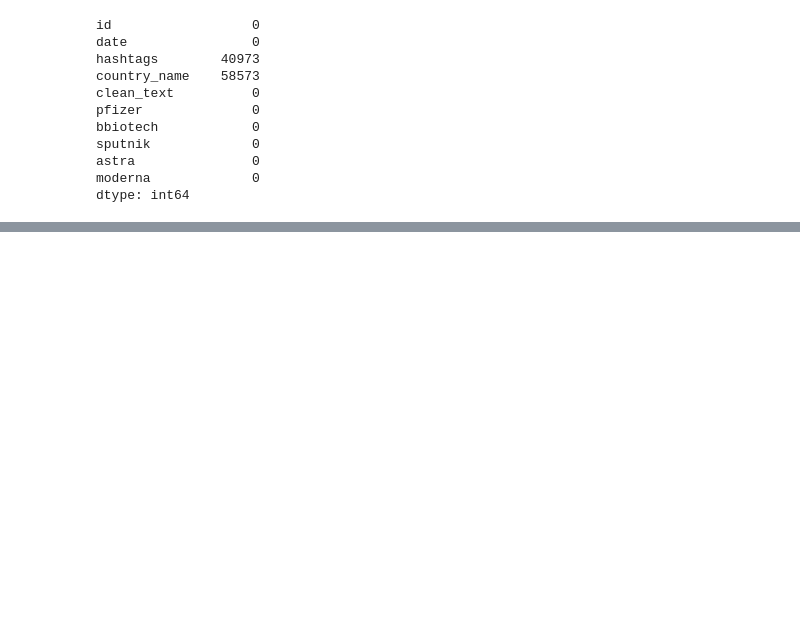
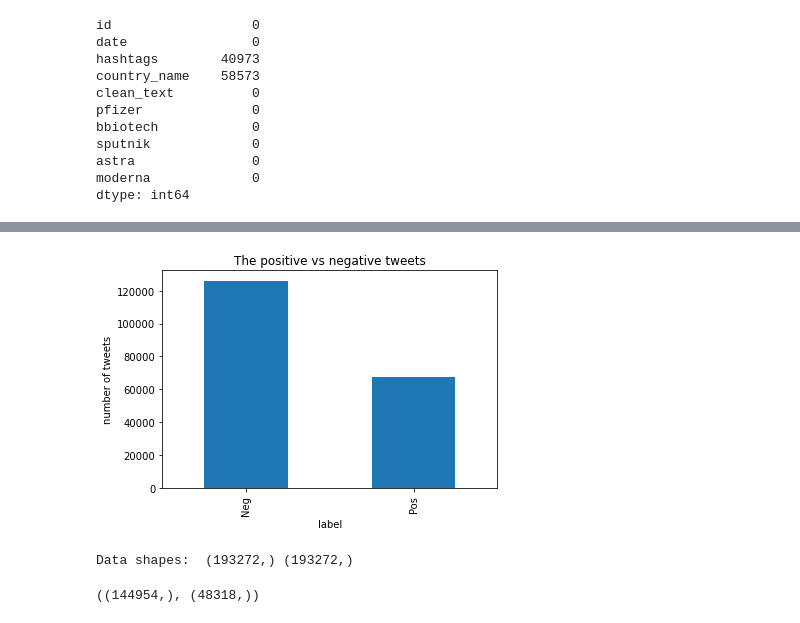
Before and after one commit to imnawar/COVID-19_Vaccines_Tweets, a Jupyter notebook: MVP/MVP_notebook.ipynb, the cells around one changed output, grey strips where cells are left out. Saved outputs shown, nothing was run; the diff lists cells and outputs as text; code cells hidden in the pictures; blank space fills up the shorter version.

Commit message:
use the sentiment analyzer 🎏

```diff
--- a/MVP/MVP_notebook.ipynb
+++ b/MVP/MVP_notebook.ipynb
@@ -306,0 +317,5 @@ dtype: int64
+# %%
+from nltk.sentiment.vader import SentimentIntensityAnalyzer
+sent = SentimentIntensityAnalyzer()
+# %%
+df['label_sent'] = df['clean_text'].apply(lambda x: 1 if sent.polarity_scores(x)['compound']>0 else 0)
@@ -306,0 +331,14 @@ dtype: int64
+# %%
+df['label_sent'].value_counts().plot(kind='bar')
+plt.title('The positive vs negative tweets')
+plt.xlabel('label')
+plt.xticks([0, 1],['Neg', 'Pos'])
+plt.ylabel('number of tweets');
+# %% [output]
+[figure, added]
+# %%
+X = df.clean_text
+Y = df.label_sent
+print("Data shapes: ", X.shape, Y.shape)
+# %% [output]
+Data shapes:  (193272,) (193272,)
@@ -306,0 +348,4 @@ dtype: int64
+# %%
+X_train.shape, X_test.shape
+# %% [output]
+((144954,), (48318,))
```
Also changed, not shown: parts of 10 cells of this notebook, 1 other file.
